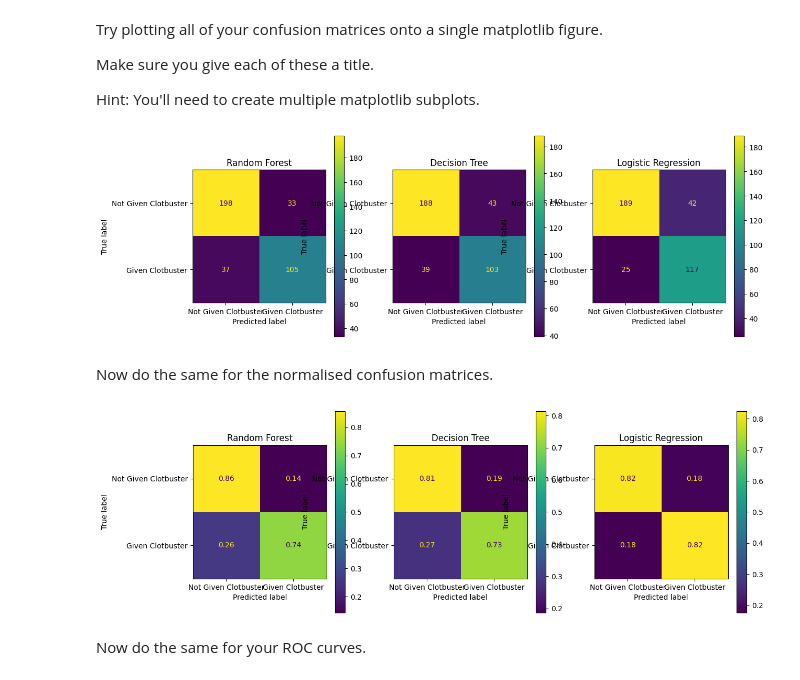
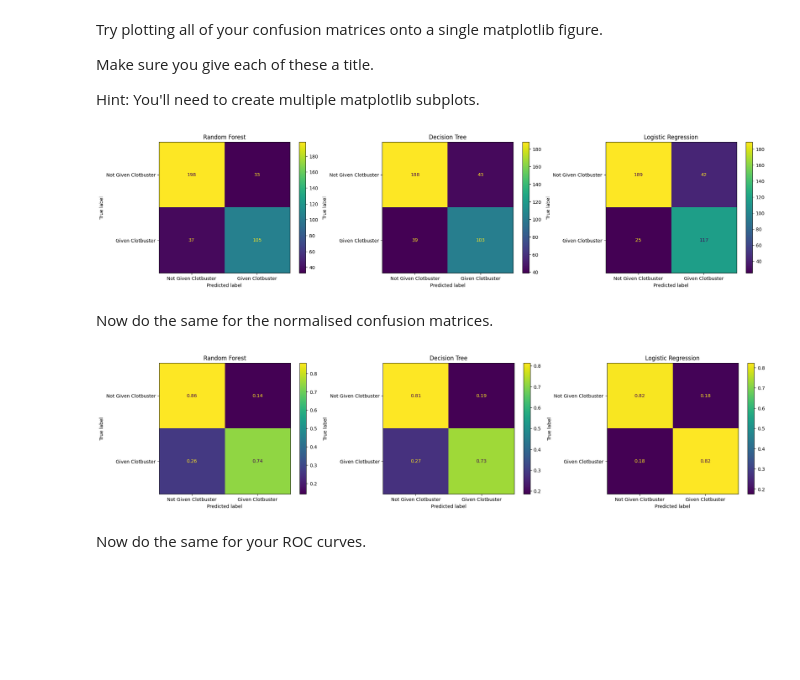
Before and after one commit to hsma-programme/h6_4d_decision_trees_random_forests, a Jupyter notebook: solutions/random_forest_stroke_exercise_SOLUTION.ipynb, the cells around one changed output. Drawn from its saved outputs; the diff is of its cells as text; code cells hidden in the pictures; blank space fills up the shorter version.

```diff
--- a/solutions/random_forest_stroke_exercise_SOLUTION.ipynb
+++ b/solutions/random_forest_stroke_exercise_SOLUTION.ipynb
@@ -510,21 +510,21 @@ Make sure you give each of these a title.
 
 Hint: You'll need to create multiple matplotlib subplots.
 # %%
-fig, (ax1, ax2, ax3) = plt.subplots(1, 3, figsize=(14, 5))
+fig, (ax1, ax2, ax3) = plt.subplots(1, 3, figsize=(24, 5))
 confusion_matrix_rf.plot(ax=ax1)
 ax1.title.set_text('Random Forest')
 
 confusion_matrix_dt.plot(ax=ax2)
 ax2.title.set_text('Decision Tree')
 
 confusion_matrix_lr.plot(ax=ax3)
 ax3.title.set_text('Logistic Regression')
 # %% [output]
-[figure, old version]
+[figure, new version]
 # %% [markdown]
 Now do the same for the normalised confusion matrices.
 # %%
-fig, (ax1, ax2, ax3) = plt.subplots(1, 3, figsize=(14, 5))
+fig, (ax1, ax2, ax3) = plt.subplots(1, 3, figsize=(24, 5))
 confusion_matrix_rf_normalised.plot(ax=ax1)
 ax1.title.set_text('Random Forest')
 
@@ -534,7 +534,7 @@ ax2.title.set_text('Decision Tree')
 confusion_matrix_lr_normalised.plot(ax=ax3)
 ax3.title.set_text('Logistic Regression')
 # %% [output]
-[figure, old version]
+[figure, new version]
 # %% [markdown]
 Now do the same for your ROC curves.
 # %%
```
Also changed, not shown: parts of 7 cells of this notebook, 1 other file.
